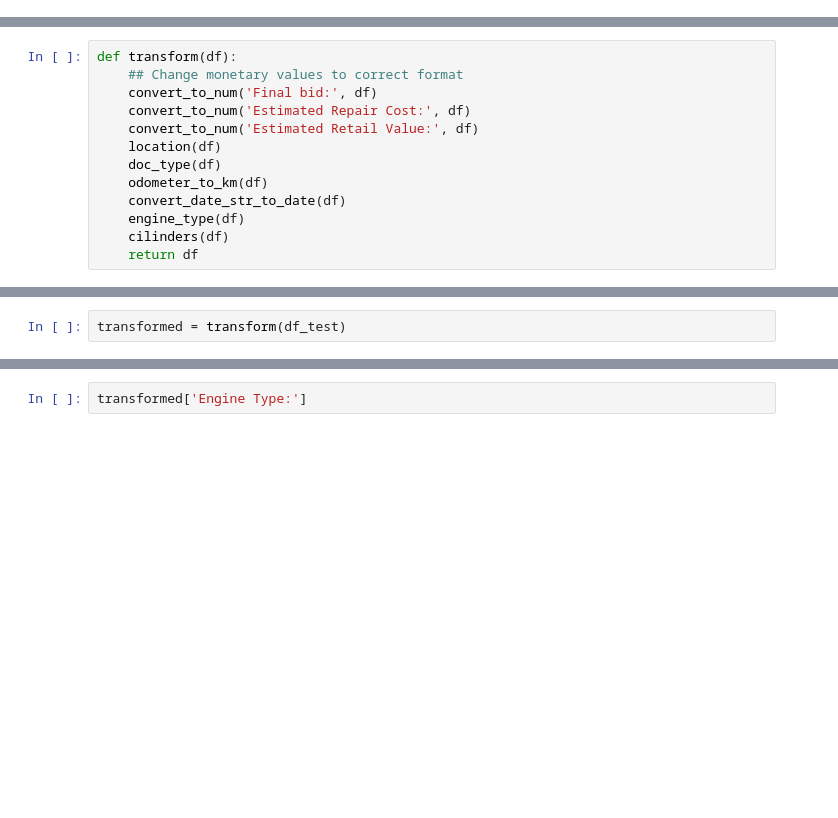
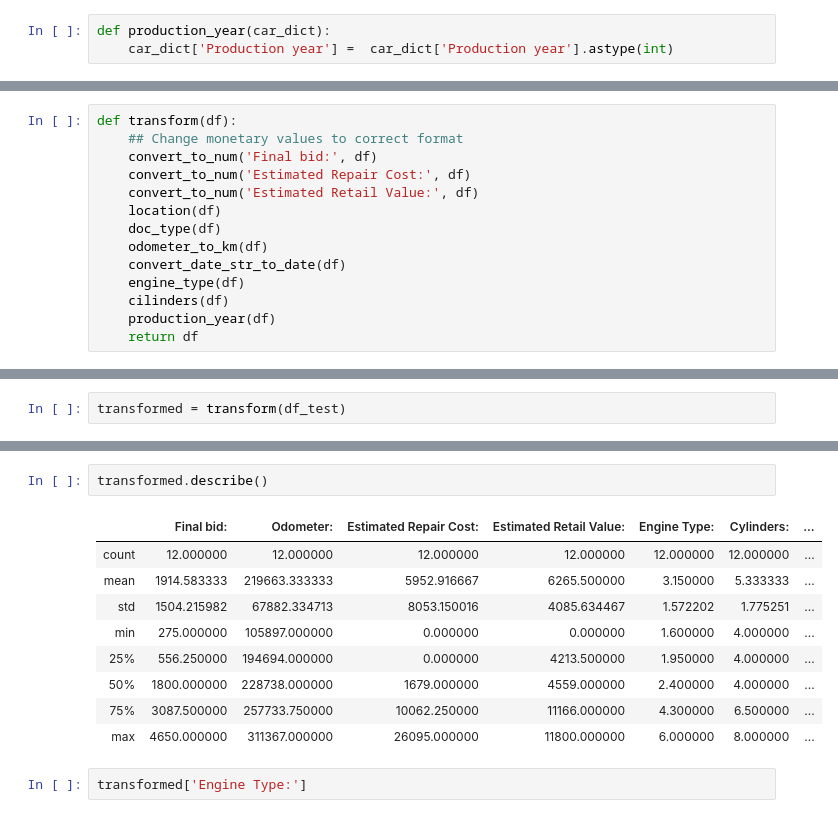
Before and after one commit to SzymonGaj/JupyterCopart, a Jupyter notebook: ETL.ipynb, the cells around one changed output, grey strips where cells are left out. Cells and saved outputs as stored; diff of their text form; blank space fills up the shorter version.

Commit message:
added functon covert year to int

```diff
--- a/ETL.ipynb
+++ b/ETL.ipynb
@@ -261,6 +261,9 @@ def location(car_dict):
 #to be corrected form dict to df
 def doc_type(car_dict):
     car_dict['Doc Type:'] =  pd.Series(car_dict['Doc Type:']).map(lambda x: x[5:])
+# %%
+def production_year(car_dict):
+    car_dict['Production year'] =  car_dict['Production year'].astype(int)
 # %% [markdown]
 import sqlalchemy
 
@@ -302,6 +305,7 @@ def transform(df):
     convert_date_str_to_date(df)
     engine_type(df)
     cilinders(df)
+    production_year(df)
     return df
 # %%
 df_test = df.copy()
@@ -327,3 +335,15 @@ transformed = transform(df_test)
+# %%
+transformed.describe()
+# %% [output]
+|  | Final bid: | Odometer: | Estimated Repair Cost: | Estimated Retail Value: | Engine Type: | Cylinders: | ... |
+| count | 12.000000 | 12.000000 | 12.000000 | 12.000000 | 12.000000 | 12.000000 | ... |
+| mean | 1914.583333 | 219663.333333 | 5952.916667 | 6265.500000 | 3.150000 | 5.333333 | ... |
+| std | 1504.215982 | 67882.334713 | 8053.150016 | 4085.634467 | 1.572202 | 1.775251 | ... |
+| min | 275.000000 | 105897.000000 | 0.000000 | 0.000000 | 1.600000 | 4.000000 | ... |
+| 25% | 556.250000 | 194694.000000 | 0.000000 | 4213.500000 | 1.950000 | 4.000000 | ... |
+| 50% | 1800.000000 | 228738.000000 | 1679.000000 | 4559.000000 | 2.400000 | 4.000000 | ... |
+| 75% | 3087.500000 | 257733.750000 | 10062.250000 | 11166.000000 | 4.300000 | 6.500000 | ... |
+| max | 4650.000000 | 311367.000000 | 26095.000000 | 11800.000000 | 6.000000 | 8.000000 | ... |
 # %%
 transformed['Engine Type:']
 # %% [output]
```
Also changed, not shown: parts of 3 cells of this notebook.
